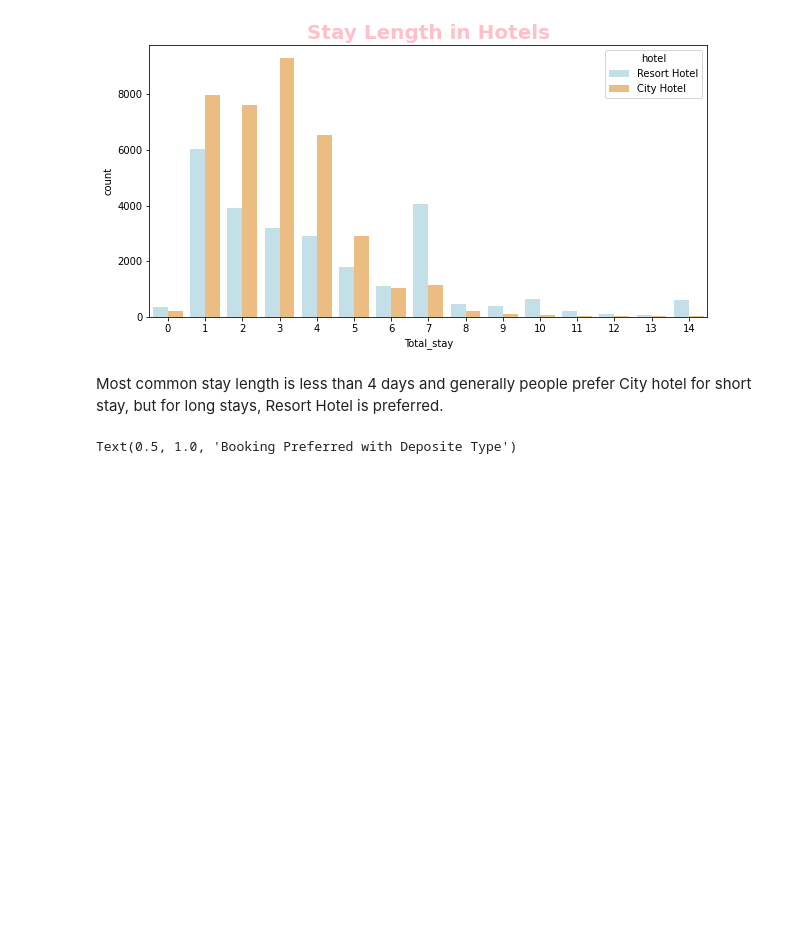
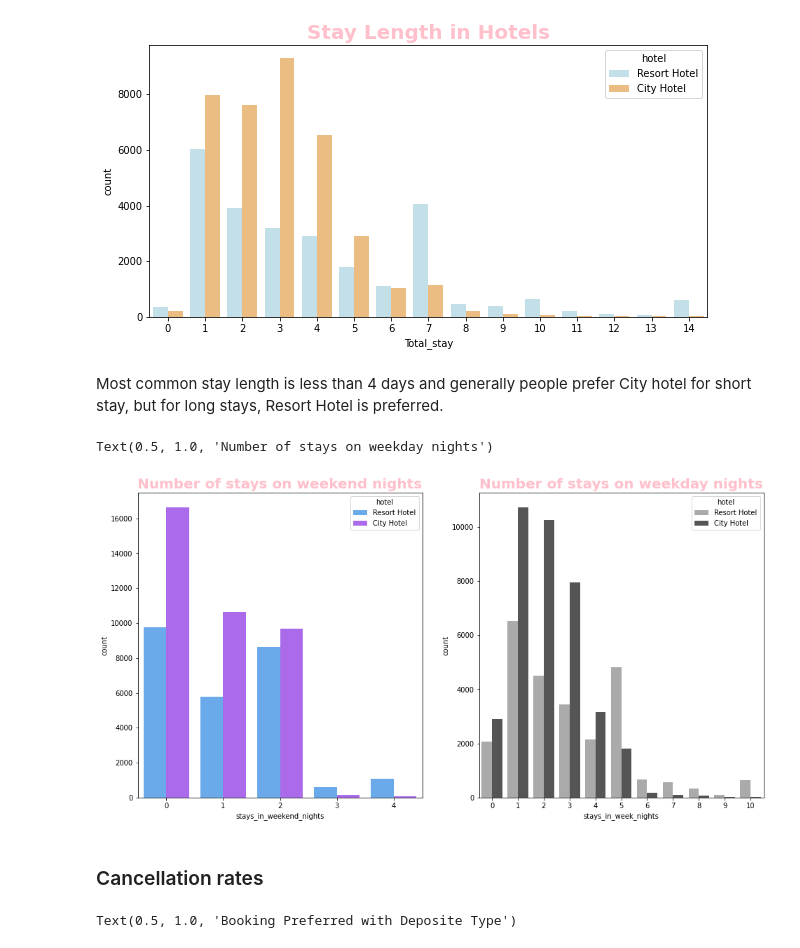
Before and after one commit to aksfasale/eda_hotel_booking, a Jupyter notebook: Hotel_Booking_Analysis_Capstone_Project.ipynb, the cells around one changed output. Saved outputs shown, nothing was run; the diff lists cells and outputs as text; code cells hidden in the pictures; blank space fills up the shorter version.

```diff
--- a/Hotel_Booking_Analysis_Capstone_Project.ipynb
+++ b/Hotel_Booking_Analysis_Capstone_Project.ipynb
@@ -443,6 +506,20 @@ Text(0.5, 1.0, 'Stay Length in Hotels')
 [figure]
 # %% [markdown]
 Most common stay length is less than 4 days and generally people prefer City hotel for short stay, but for long stays, Resort Hotel is preferred.
+# %%
+plt.figure(figsize=(16, 8))
+plt.subplot(1, 2, 1)
+#s1 = ['stays_in_weekend_nights'] < 15
+sns.countplot(x=s1['stays_in_weekend_nights'],hue='hotel', data=h_book_df, palette='cool')
+plt.title("Number of stays on weekend nights",fontweight="bold", size=20,color='Pink')
+plt.subplot(1, 2, 2)
+sns.countplot(x=s1['stays_in_week_nights'],hue='hotel', data=h_book_df, palette='binary')
+plt.title("Number of stays on weekday nights",fontweight="bold", size=20,color='Pink')
+# %% [output]
+Text(0.5, 1.0, 'Number of stays on weekday nights')
+[figure, added]
+# %% [markdown]
+### Cancellation rates
 # %%
 plt.figure(figsize = (10,5))
 sns.countplot(x='deposit_type',data=h_book_df,hue ='is_canceled',palette='RdYlBu_r')
```
Also changed, not shown: parts of 23 cells of this notebook.
